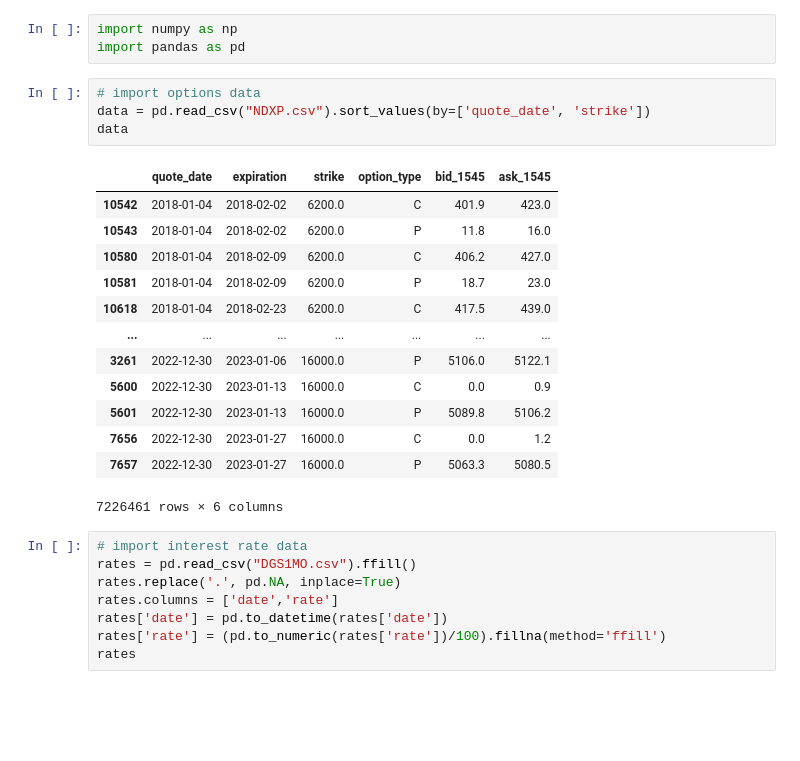
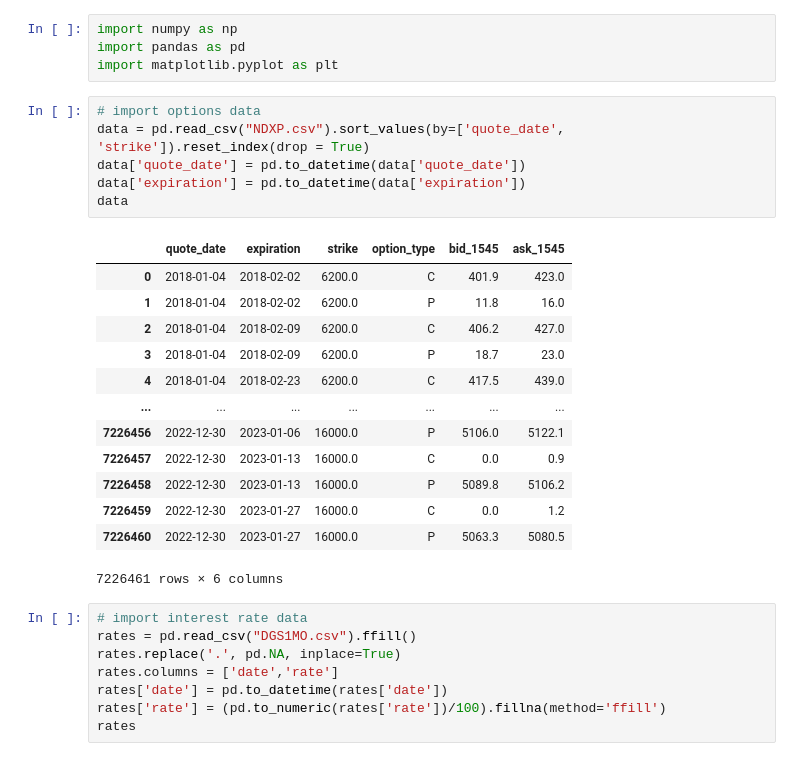
Before and after one commit to pochinhuang/WinterWorkshop2k24, a Jupyter notebook: data/data_cleanup.ipynb, the cells around one changed output. Cells and saved outputs as stored; diff of their text form; blank space fills up the shorter version.

```diff
--- a/data/data_cleanup.ipynb
+++ b/data/data_cleanup.ipynb
@@ -1,23 +1,26 @@
 # %%
 import numpy as np
 import pandas as pd
+import matplotlib.pyplot as plt
 # %%
 # import options data
-data = pd.read_csv("NDXP.csv").sort_values(by=['quote_date', 'strike'])
+data = pd.read_csv("NDXP.csv").sort_values(by=['quote_date', 'strike']).reset_index(drop = True)
+data['quote_date'] = pd.to_datetime(data['quote_date'])
+data['expiration'] = pd.to_datetime(data['expiration'])
 data
 # %% [output]
 |  | quote_date | expiration | strike | option_type | bid_1545 | ask_1545 |
-| 10542 | 2018-01-04 | 2018-02-02 | 6200.0 | C | 401.9 | 423.0 |
-| 10543 | 2018-01-04 | 2018-02-02 | 6200.0 | P | 11.8 | 16.0 |
-| 10580 | 2018-01-04 | 2018-02-09 | 6200.0 | C | 406.2 | 427.0 |
-| 10581 | 2018-01-04 | 2018-02-09 | 6200.0 | P | 18.7 | 23.0 |
-| 10618 | 2018-01-04 | 2018-02-23 | 6200.0 | C | 417.5 | 439.0 |
+| 0 | 2018-01-04 | 2018-02-02 | 6200.0 | C | 401.9 | 423.0 |
+| 1 | 2018-01-04 | 2018-02-02 | 6200.0 | P | 11.8 | 16.0 |
+| 2 | 2018-01-04 | 2018-02-09 | 6200.0 | C | 406.2 | 427.0 |
+| 3 | 2018-01-04 | 2018-02-09 | 6200.0 | P | 18.7 | 23.0 |
+| 4 | 2018-01-04 | 2018-02-23 | 6200.0 | C | 417.5 | 439.0 |
 | ... | ... | ... | ... | ... | ... | ... |
-| 3261 | 2022-12-30 | 2023-01-06 | 16000.0 | P | 5106.0 | 5122.1 |
-| 5600 | 2022-12-30 | 2023-01-13 | 16000.0 | C | 0.0 | 0.9 |
-| 5601 | 2022-12-30 | 2023-01-13 | 16000.0 | P | 5089.8 | 5106.2 |
-| 7656 | 2022-12-30 | 2023-01-27 | 16000.0 | C | 0.0 | 1.2 |
-| 7657 | 2022-12-30 | 2023-01-27 | 16000.0 | P | 5063.3 | 5080.5 |
+| 7226456 | 2022-12-30 | 2023-01-06 | 16000.0 | P | 5106.0 | 5122.1 |
+| 7226457 | 2022-12-30 | 2023-01-13 | 16000.0 | C | 0.0 | 0.9 |
+| 7226458 | 2022-12-30 | 2023-01-13 | 16000.0 | P | 5089.8 | 5106.2 |
+| 7226459 | 2022-12-30 | 2023-01-27 | 16000.0 | C | 0.0 | 1.2 |
+| 7226460 | 2022-12-30 | 2023-01-27 | 16000.0 | P | 5063.3 | 5080.5 |
 7226461 rows × 6 columns
 # %%
 # import interest rate data
```
Also changed, not shown: parts of 16 cells of this notebook.
